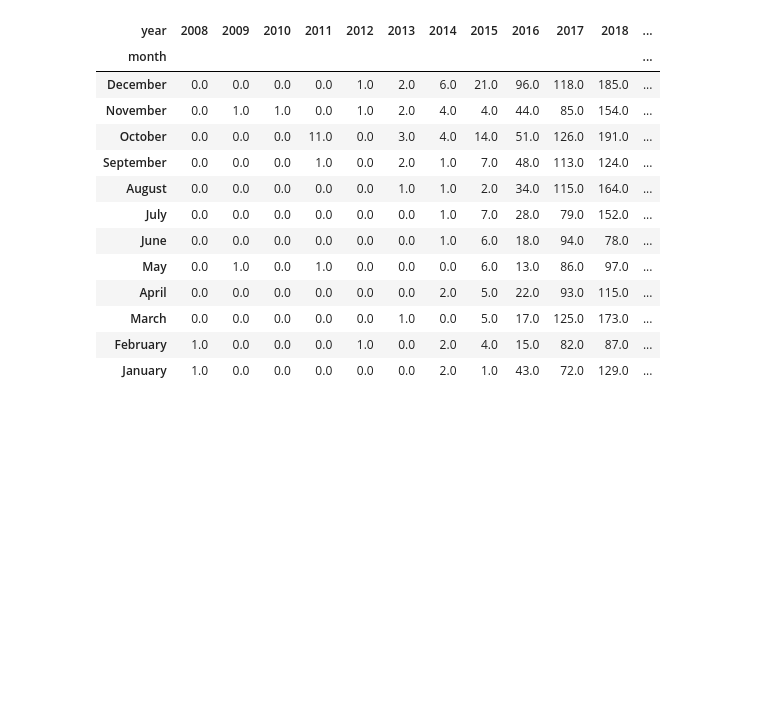
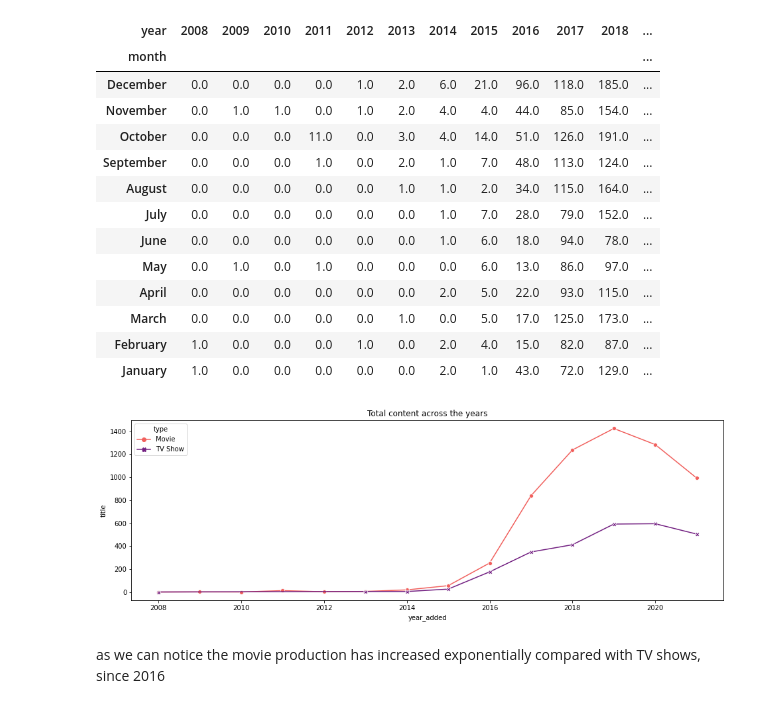
Before and after one commit to Mustafa-Alwash/Netflix-Data-Analysis, a Jupyter notebook: jupyter.ipynb, the cells around one changed output. Saved outputs shown, nothing was run; the diff lists cells and outputs as text; code cells hidden in the pictures; blank space fills up the shorter version.

```diff
--- a/jupyter.ipynb
+++ b/jupyter.ipynb
@@ -166,3 +190,21 @@ analyze_months_and_shows(shows)
 | March | 0.0 | 0.0 | 0.0 | 0.0 | 0.0 | 1.0 | 0.0 | 5.0 | 17.0 | 125.0 | 173.0 | ... |
 | February | 1.0 | 0.0 | 0.0 | 0.0 | 1.0 | 0.0 | 2.0 | 4.0 | 15.0 | 82.0 | 87.0 | ... |
 | January | 1.0 | 0.0 | 0.0 | 0.0 | 0.0 | 0.0 | 2.0 | 1.0 | 43.0 | 72.0 | 129.0 | ... |
+# %%
+#adding a new date column as per date_added
+
+data['date_added'] = pd.to_datetime(data['date_added'])
+
+data['month_added']=data['date_added'].dt.month
+data['month_name_added']=data['date_added'].dt.month_name()
+data['year_added'] = data['date_added'].dt.year
+# %%
+type_year = (data.groupby(['type','year_added'])['title'].size()).reset_index()
+fig = plt.figure(figsize=(16,5))
+sns.lineplot(data = type_year,x = 'year_added',y = 'title',hue = 'type',style = 'type',palette='magma_r',markers=True, dashes=False)
+plt.title("Total content across the years")
+plt.show()
+# %% [output]
+[figure, added]
+# %% [markdown]
+as we can notice the movie production has increased exponentially compared with TV shows, since 2016
```
Also changed, not shown: parts of 7 cells of this notebook.
